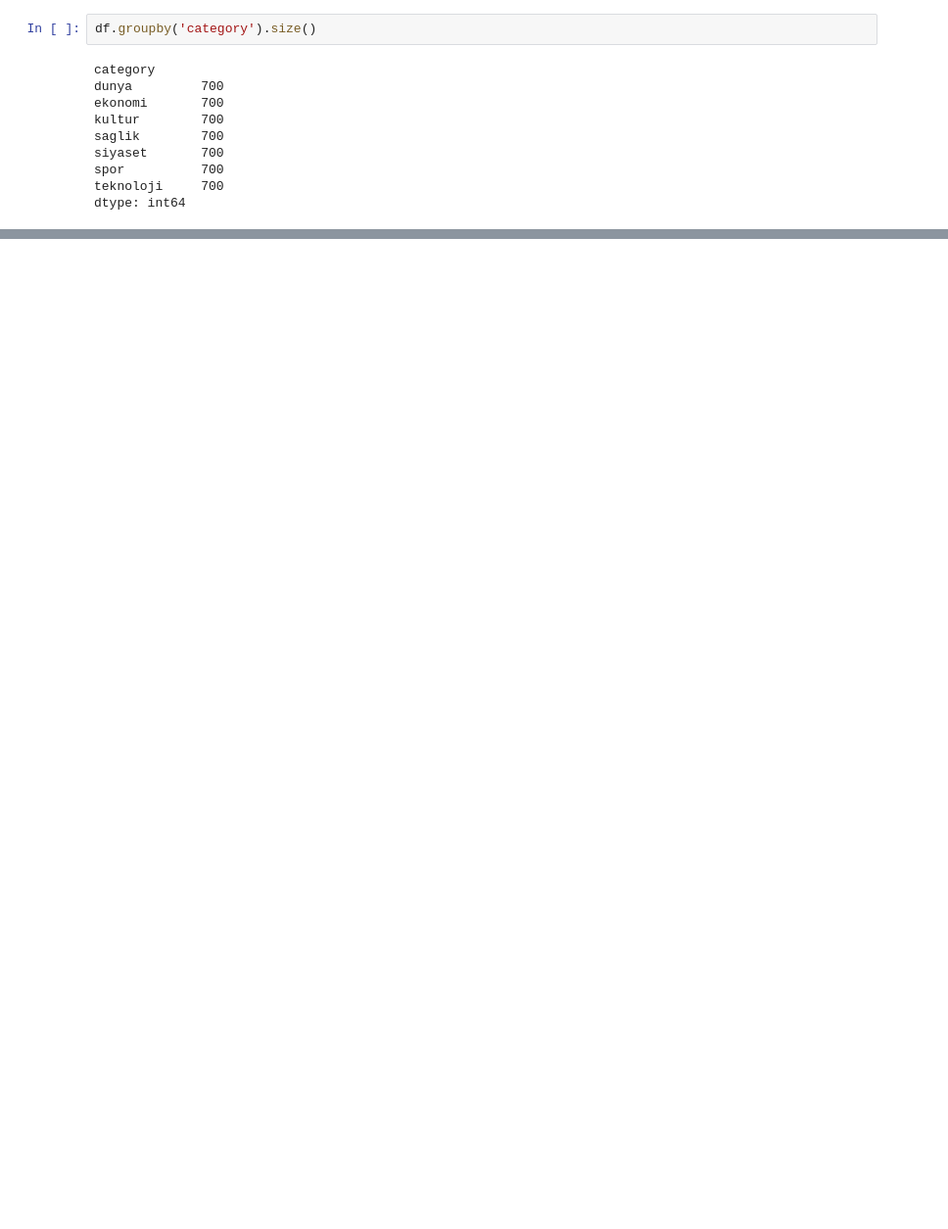
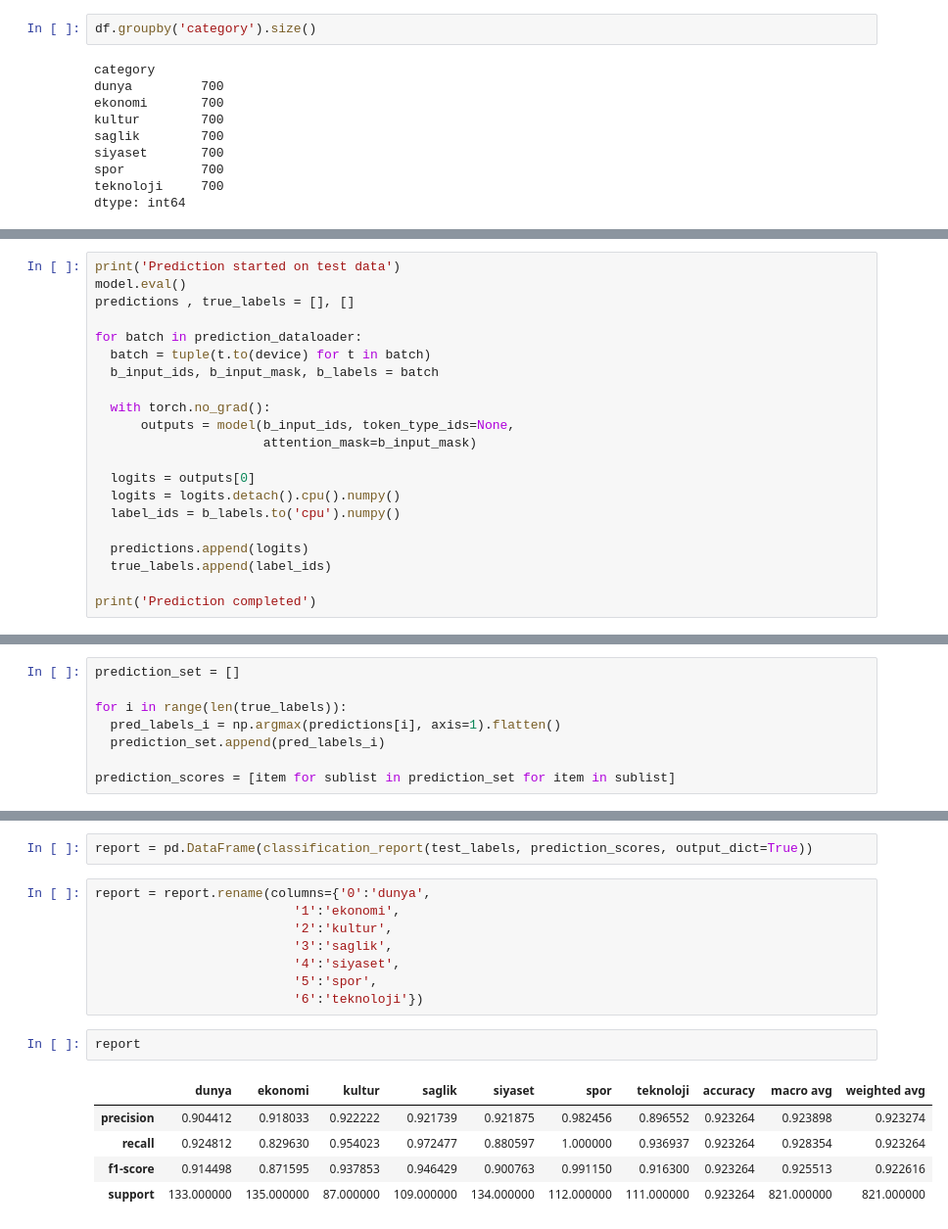
Before and after one commit to ktoprakucar/fine-tuning-turkish-bert-model, a Jupyter notebook: classification_model.ipynb, the cells around one changed output, grey strips where cells are left out. Shown: that part at 98% size. Cells and saved outputs as stored; diff of their text form; blank space fills up the shorter version.

```diff
--- a/classification_model.ipynb
+++ b/classification_model.ipynb
@@ -104,0 +340,21 @@ dtype: int64
+# %%
+print('Prediction started on test data')
+model.eval()
+predictions , true_labels = [], []
+
+for batch in prediction_dataloader:
+  batch = tuple(t.to(device) for t in batch)
+  b_input_ids, b_input_mask, b_labels = batch
+
+  with torch.no_grad():
+      outputs = model(b_input_ids, token_type_ids=None,
+                      attention_mask=b_input_mask)
+
+  logits = outputs[0]
+  logits = logits.detach().cpu().numpy()
+  label_ids = b_labels.to('cpu').numpy()
+
+  predictions.append(logits)
+  true_labels.append(label_ids)
+
+print('Prediction completed')
@@ -104,0 +364,8 @@ dtype: int64
+# %%
+prediction_set = []
+
+for i in range(len(true_labels)):
+  pred_labels_i = np.argmax(predictions[i], axis=1).flatten()
+  prediction_set.append(pred_labels_i)
+
+prediction_scores = [item for sublist in prediction_set for item in sublist]
@@ -104,0 +384,18 @@ dtype: int64
+# %%
+report = pd.DataFrame(classification_report(test_labels, prediction_scores, output_dict=True))
+# %%
+report = report.rename(columns={'0':'dunya',
+                          '1':'ekonomi',
+                          '2':'kultur',
+                          '3':'saglik',
+                          '4':'siyaset',
+                          '5':'spor',
+                          '6':'teknoloji'})
+# %%
+report
+# %% [output]
+|  | dunya | ekonomi | kultur | saglik | siyaset | spor | teknoloji | accuracy | macro avg | weighted avg |
+| precision | 0.904412 | 0.918033 | 0.922222 | 0.921739 | 0.921875 | 0.982456 | 0.896552 | 0.923264 | 0.923898 | 0.923274 |
+| recall | 0.924812 | 0.829630 | 0.954023 | 0.972477 | 0.880597 | 1.000000 | 0.936937 | 0.923264 | 0.928354 | 0.923264 |
+| f1-score | 0.914498 | 0.871595 | 0.937853 | 0.946429 | 0.900763 | 0.991150 | 0.916300 | 0.923264 | 0.925513 | 0.922616 |
+| support | 133.000000 | 135.000000 | 87.000000 | 109.000000 | 134.000000 | 112.000000 | 111.000000 | 0.923264 | 821.000000 | 821.000000 |
```
Also changed, not shown: parts of 25 cells of this notebook.
